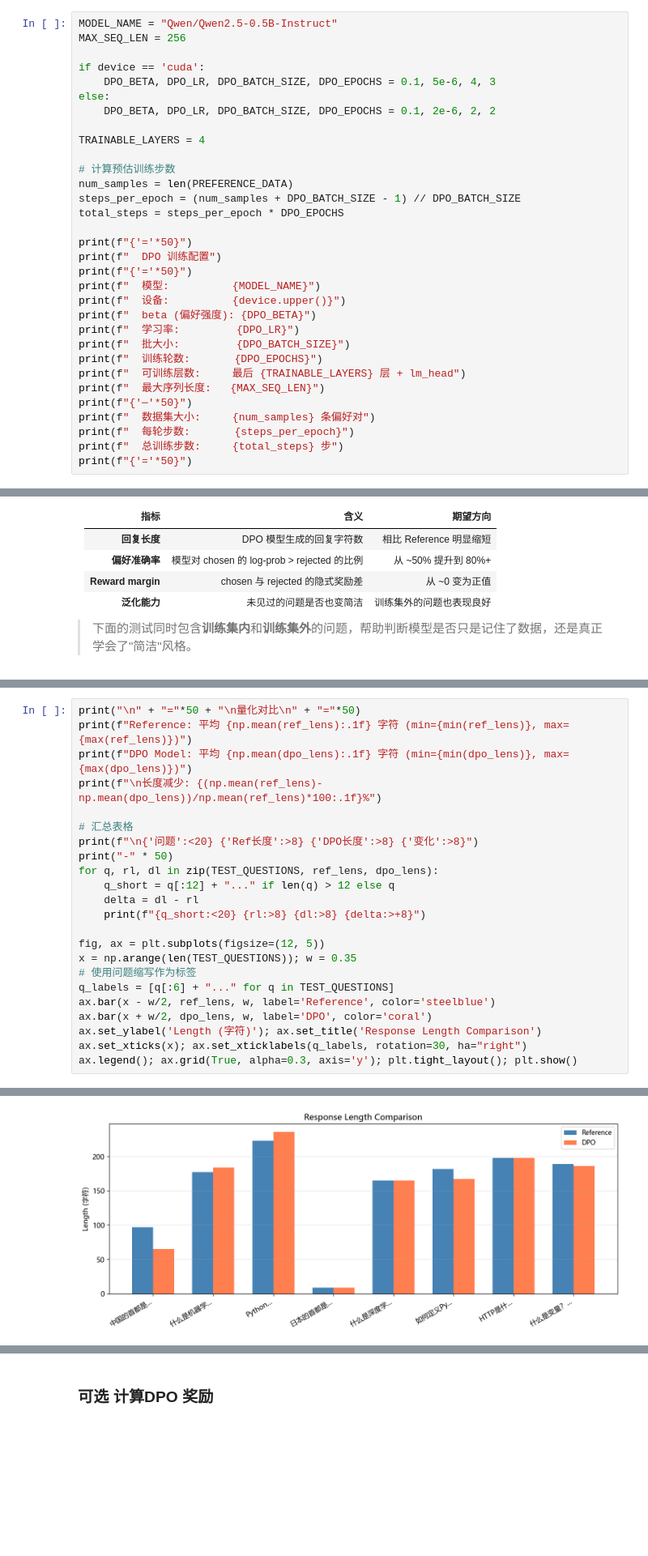
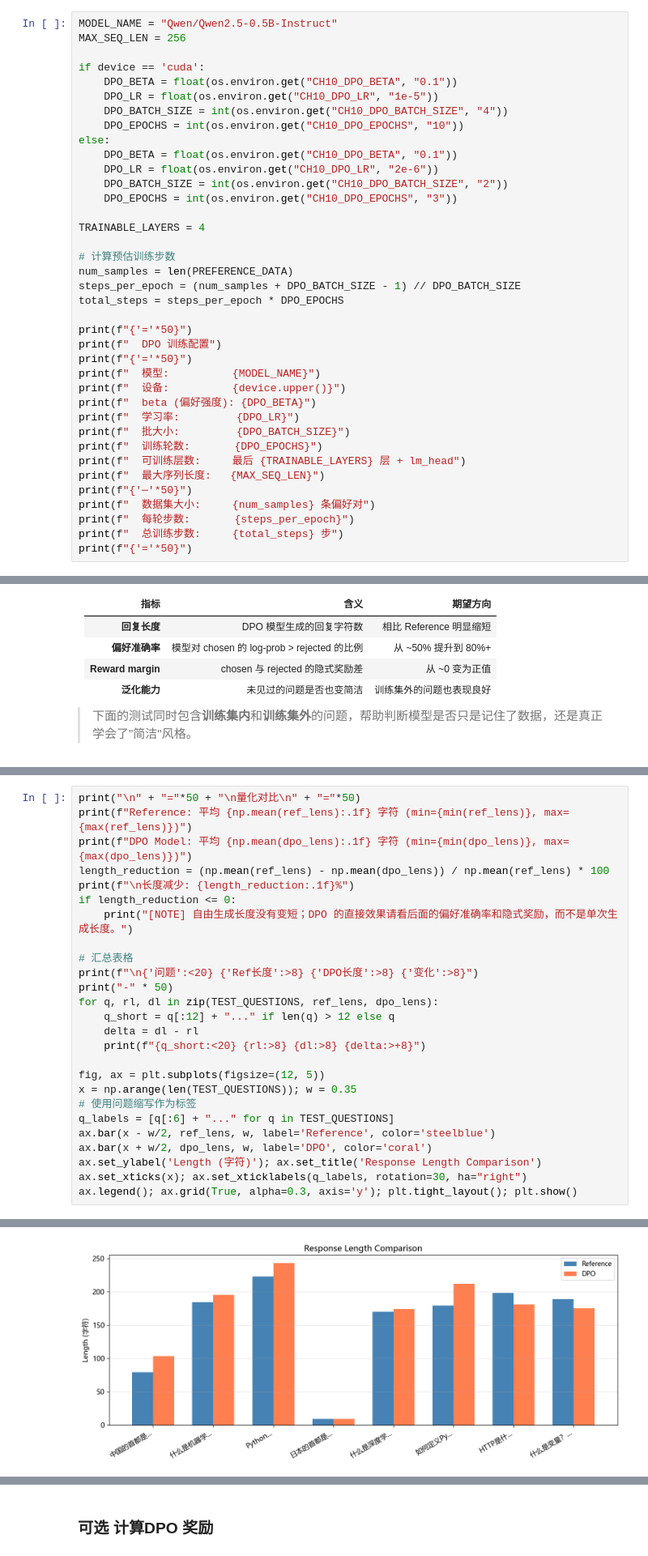
Before and after one commit to Greebbie/LLM-Agent-Core_Concept_Code, a Jupyter notebook: Ch10_DPO/Ch10_DPO.ipynb, the cells around one changed output, grey strips where cells are left out. Shown at 81% size. Cells and saved outputs as stored; diff of their text form; blank space fills up the shorter version.

```diff
--- a/Ch10_DPO/Ch10_DPO.ipynb
+++ b/Ch10_DPO/Ch10_DPO.ipynb
@@ -556,9 +558,15 @@ MODEL_NAME = "Qwen/Qwen2.5-0.5B-Instruct"
 MAX_SEQ_LEN = 256
 
 if device == 'cuda':
-    DPO_BETA, DPO_LR, DPO_BATCH_SIZE, DPO_EPOCHS = 0.1, 5e-6, 4, 3
+    DPO_BETA = float(os.environ.get("CH10_DPO_BETA", "0.1"))
+    DPO_LR = float(os.environ.get("CH10_DPO_LR", "1e-5"))
+    DPO_BATCH_SIZE = int(os.environ.get("CH10_DPO_BATCH_SIZE", "4"))
+    DPO_EPOCHS = int(os.environ.get("CH10_DPO_EPOCHS", "10"))
 else:
-    DPO_BETA, DPO_LR, DPO_BATCH_SIZE, DPO_EPOCHS = 0.1, 2e-6, 2, 2
+    DPO_BETA = float(os.environ.get("CH10_DPO_BETA", "0.1"))
+    DPO_LR = float(os.environ.get("CH10_DPO_LR", "2e-6"))
+    DPO_BATCH_SIZE = int(os.environ.get("CH10_DPO_BATCH_SIZE", "2"))
+    DPO_EPOCHS = int(os.environ.get("CH10_DPO_EPOCHS", "3"))
 
 TRAINABLE_LAYERS = 4
 
@@ -951,7 +959,10 @@ print("+" + "="*68 + "+")
 print("\n" + "="*50 + "\n量化对比\n" + "="*50)
 print(f"Reference: 平均 {np.mean(ref_lens):.1f} 字符 (min={min(ref_lens)}, max={max(ref_lens)})")
 print(f"DPO Model: 平均 {np.mean(dpo_lens):.1f} 字符 (min={min(dpo_lens)}, max={max(dpo_lens)})")
-print(f"\n长度减少: {(np.mean(ref_lens)-np.mean(dpo_lens))/np.mean(ref_lens)*100:.1f}%")
+length_reduction = (np.mean(ref_lens) - np.mean(dpo_lens)) / np.mean(ref_lens) * 100
+print(f"\n长度减少: {length_reduction:.1f}%")
+if length_reduction <= 0:
+    print("[NOTE] 自由生成长度没有变短；DPO 的直接效果请看后面的偏好准确率和隐式奖励，而不是单次生成长度。")
 
 # 汇总表格
 print(f"\n{'问题':<20} {'Ref长度':>8} {'DPO长度':>8} {'变化':>8}")
@@ -992,4 +1004,4 @@ HTTP是什么？                  198      198       +0
-[figure, old version]
+[figure, new version]
 # %%
 def eval_pref_acc(model, dataset):
     model.eval()
```
Also changed, not shown: parts of 11 cells of this notebook, 22 other files.
